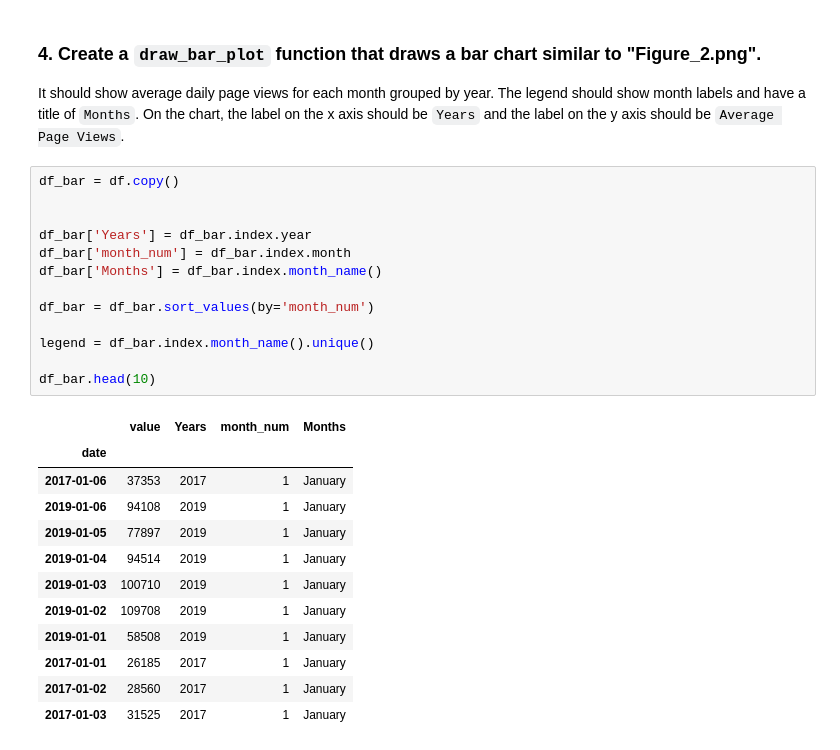
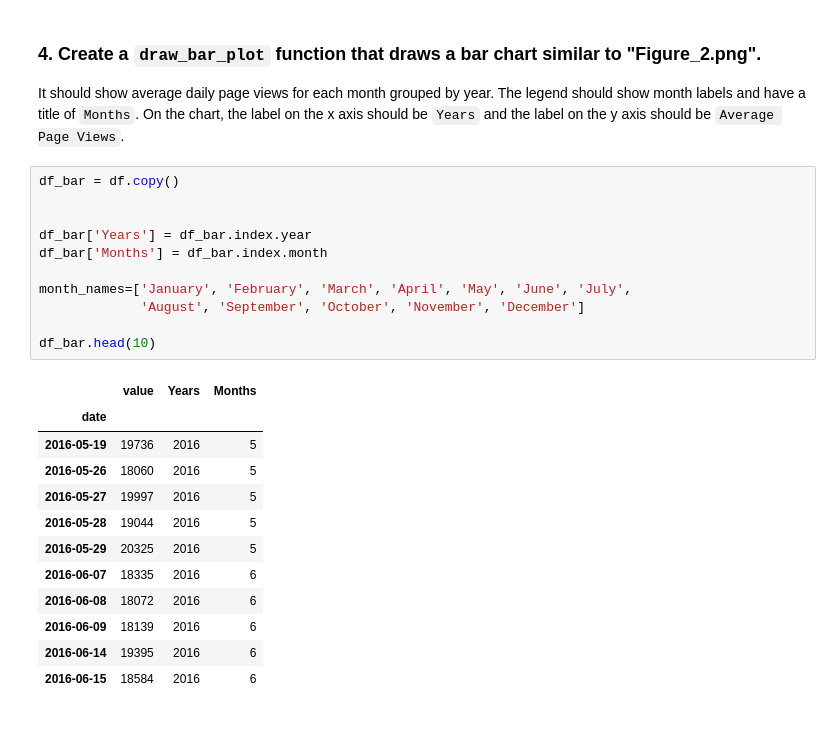
Before and after one commit to thaynanff/Data-Science-Projects, a Jupyter notebook: Data Science and Analytics/4. Page View Time Series Visualizer/Page View Time Series Visualizer.ipynb, the cells around one changed output. Cells and saved outputs as stored; diff of their text form.

```diff
--- a/Data Science and Analytics/4. Page View Time Series Visualizer/Page View Time Series Visualizer.ipynb
+++ b/Data Science and Analytics/4. Page View Time Series Visualizer/Page View Time Series Visualizer.ipynb
@@ -76,27 +76,25 @@ It should show average daily page views for each month grouped by year. The lege
 # %%
 df_bar = df.copy()
 
 
 df_bar['Years'] = df_bar.index.year
-df_bar['month_num'] = df_bar.index.month
-df_bar['Months'] = df_bar.index.month_name()
+df_bar['Months'] = df_bar.index.month
 
-df_bar = df_bar.sort_values(by='month_num')
-
-legend = df_bar.index.month_name().unique()
+month_names=['January', 'February', 'March', 'April', 'May', 'June', 'July',
+             'August', 'September', 'October', 'November', 'December']
 
 df_bar.head(10)
 # %% [output]
-|  | value | Years | month_num | Months |
-| date |  |  |  |  |
-| 2017-01-06 | 37353 | 2017 | 1 | January |
-| 2019-01-06 | 94108 | 2019 | 1 | January |
-| 2019-01-05 | 77897 | 2019 | 1 | January |
-| 2019-01-04 | 94514 | 2019 | 1 | January |
-| 2019-01-03 | 100710 | 2019 | 1 | January |
-| 2019-01-02 | 109708 | 2019 | 1 | January |
-| 2019-01-01 | 58508 | 2019 | 1 | January |
-| 2017-01-01 | 26185 | 2017 | 1 | January |
-| 2017-01-02 | 28560 | 2017 | 1 | January |
-| 2017-01-03 | 31525 | 2017 | 1 | January |
+|  | value | Years | Months |
+| date |  |  |  |
+| 2016-05-19 | 19736 | 2016 | 5 |
+| 2016-05-26 | 18060 | 2016 | 5 |
+| 2016-05-27 | 19997 | 2016 | 5 |
+| 2016-05-28 | 19044 | 2016 | 5 |
+| 2016-05-29 | 20325 | 2016 | 5 |
+| 2016-06-07 | 18335 | 2016 | 6 |
+| 2016-06-08 | 18072 | 2016 | 6 |
+| 2016-06-09 | 18139 | 2016 | 6 |
+| 2016-06-14 | 19395 | 2016 | 6 |
+| 2016-06-15 | 18584 | 2016 | 6 |
 # %%
```
Also changed, not shown: parts of 4 cells of this notebook.
